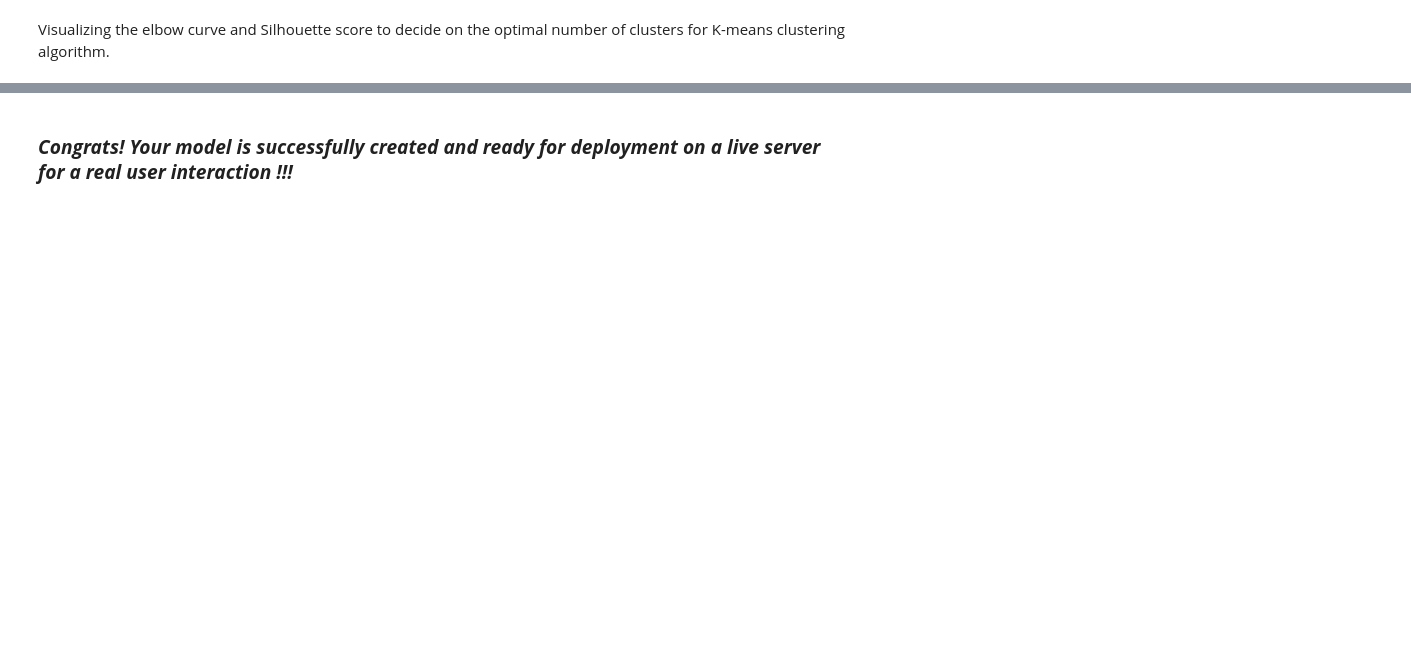
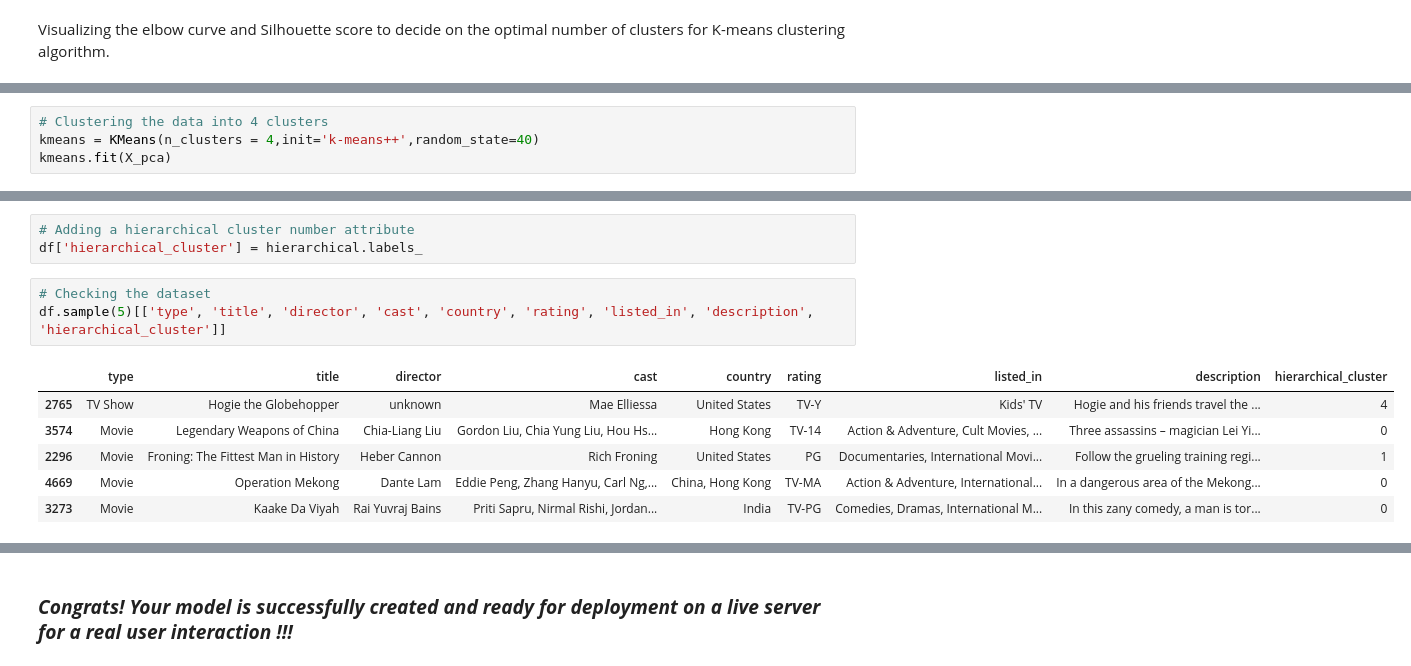
Before and after one commit to Rajakumaran-S/Netflix_Movie_and_TV_Shows_Clustering, a Jupyter notebook: Netflix_Movie_and_TV_Shows_Clustering_Raja.ipynb, the cells around one changed output, grey strips where cells are left out. Saved outputs shown, nothing was run; the diff lists cells and outputs as text; blank space fills up the shorter version.

```diff
--- a/Netflix_Movie_and_TV_Shows_Clustering_Raja.ipynb
+++ b/Netflix_Movie_and_TV_Shows_Clustering_Raja.ipynb
@@ -1566,0 +1465,4 @@ Answer Here.
+# %%
+# Clustering the data into 4 clusters
+kmeans = KMeans(n_clusters = 4,init='k-means++',random_state=40)
+kmeans.fit(X_pca)
@@ -1566,0 +1530,13 @@ Answer Here.
+# %%
+# Adding a hierarchical cluster number attribute
+df['hierarchical_cluster'] = hierarchical.labels_
+# %%
+# Checking the dataset
+df.sample(5)[['type', 'title', 'director', 'cast', 'country', 'rating', 'listed_in', 'description', 'hierarchical_cluster']]
+# %% [output]
+|  | type | title | director | cast | country | rating | listed_in | description | hierarchical_cluster |
+| 2765 | TV Show | Hogie the Globehopper | unknown | Mae Elliessa | United States | TV-Y | Kids' TV | Hogie and his friends travel the ... | 4 |
+| 3574 | Movie | Legendary Weapons of China | Chia-Liang Liu | Gordon Liu, Chia Yung Liu, Hou Hs... | Hong Kong | TV-14 | Action & Adventure, Cult Movies, ... | Three assassins – magician Lei Yi... | 0 |
+| 2296 | Movie | Froning: The Fittest Man in History | Heber Cannon | Rich Froning | United States | PG | Documentaries, International Movi... | Follow the grueling training regi... | 1 |
+| 4669 | Movie | Operation Mekong | Dante Lam | Eddie Peng, Zhang Hanyu, Carl Ng,... | China, Hong Kong | TV-MA | Action & Adventure, International... | In a dangerous area of the Mekong... | 0 |
+| 3273 | Movie | Kaake Da Viyah | Rai Yuvraj Bains | Priti Sapru, Nirmal Rishi, Jordan... | India | TV-PG | Comedies, Dramas, International M... | In this zany comedy, a man is tor... | 0 |
```
Also changed, not shown: parts of 82 cells of this notebook.
